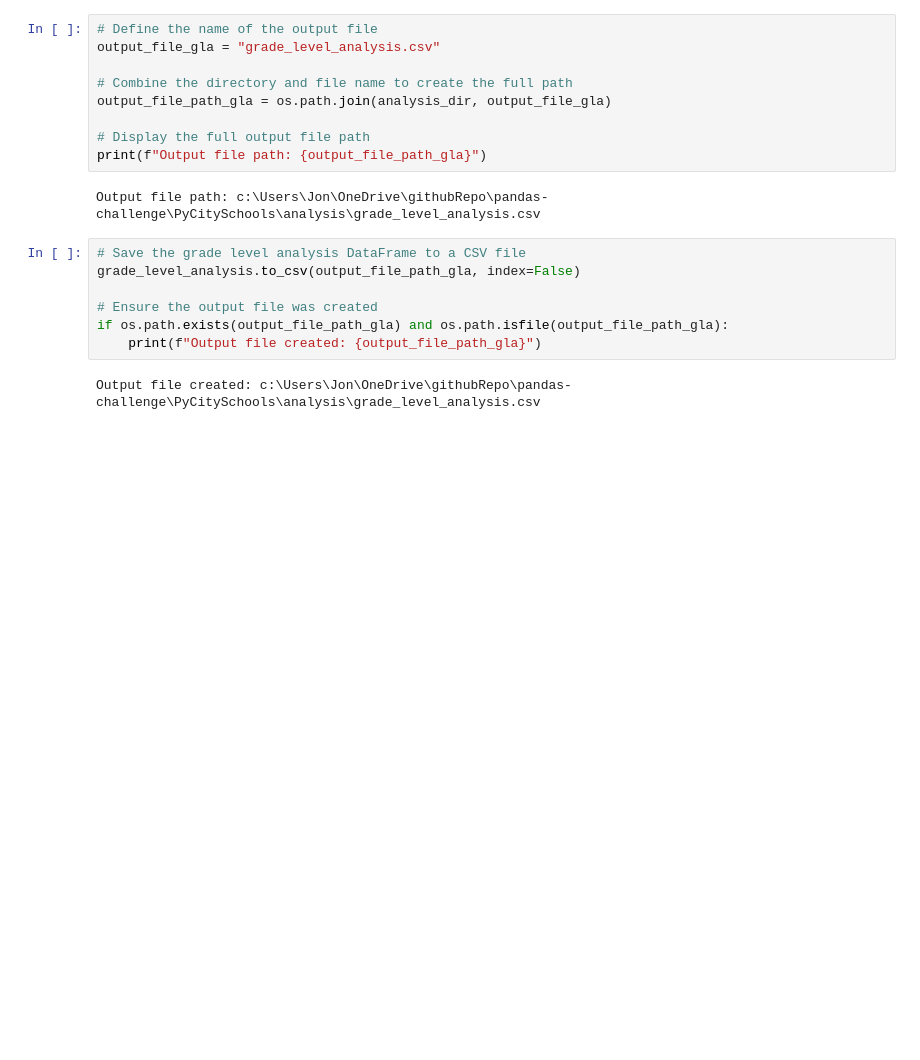
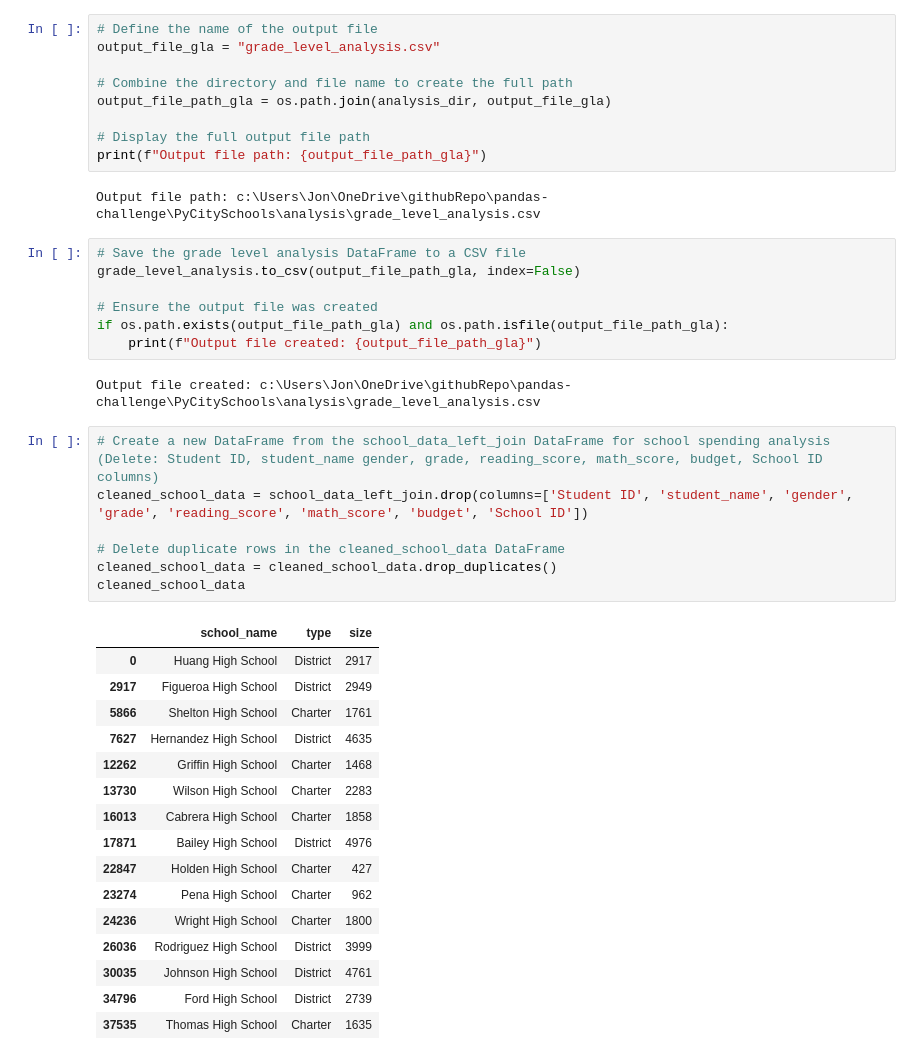
Before and after one commit to Jon-Pierson/pandas-challenge, a Jupyter notebook: PyCitySchools/main.ipynb, the cells around one changed output. Saved outputs shown, nothing was run; the diff lists cells and outputs as text; blank space fills up the shorter version.

```diff
--- a/PyCitySchools/main.ipynb
+++ b/PyCitySchools/main.ipynb
@@ -664,3 +664,27 @@ if os.path.exists(output_file_path_gla) and os.path.isfile(output_file_path_gla)
     print(f"Output file created: {output_file_path_gla}")
 # %% [output]
 Output file created: c:\Users\Jon\OneDrive\githubRepo\pandas-challenge\PyCitySchools\analysis\grade_level_analysis.csv
+# %%
+# Create a new DataFrame from the school_data_left_join DataFrame for school spending analysis (Delete: Student ID, student_name gender, grade, reading_score, math_score, budget, School ID columns)
+cleaned_school_data = school_data_left_join.drop(columns=['Student ID', 'student_name', 'gender', 'grade', 'reading_score', 'math_score', 'budget', 'School ID'])
+
+# Delete duplicate rows in the cleaned_school_data DataFrame
+cleaned_school_data = cleaned_school_data.drop_duplicates()
+cleaned_school_data
+# %% [output]
+|  | school_name | type | size |
+| 0 | Huang High School | District | 2917 |
+| 2917 | Figueroa High School | District | 2949 |
+| 5866 | Shelton High School | Charter | 1761 |
+| 7627 | Hernandez High School | District | 4635 |
+| 12262 | Griffin High School | Charter | 1468 |
+| 13730 | Wilson High School | Charter | 2283 |
+| 16013 | Cabrera High School | Charter | 1858 |
+| 17871 | Bailey High School | District | 4976 |
+| 22847 | Holden High School | Charter | 427 |
+| 23274 | Pena High School | Charter | 962 |
+| 24236 | Wright High School | Charter | 1800 |
+| 26036 | Rodriguez High School | District | 3999 |
+| 30035 | Johnson High School | District | 4761 |
+| 34796 | Ford High School | District | 2739 |
+| 37535 | Thomas High School | Charter | 1635 |
```
Also changed, not shown: parts of 1 cell of this notebook.
